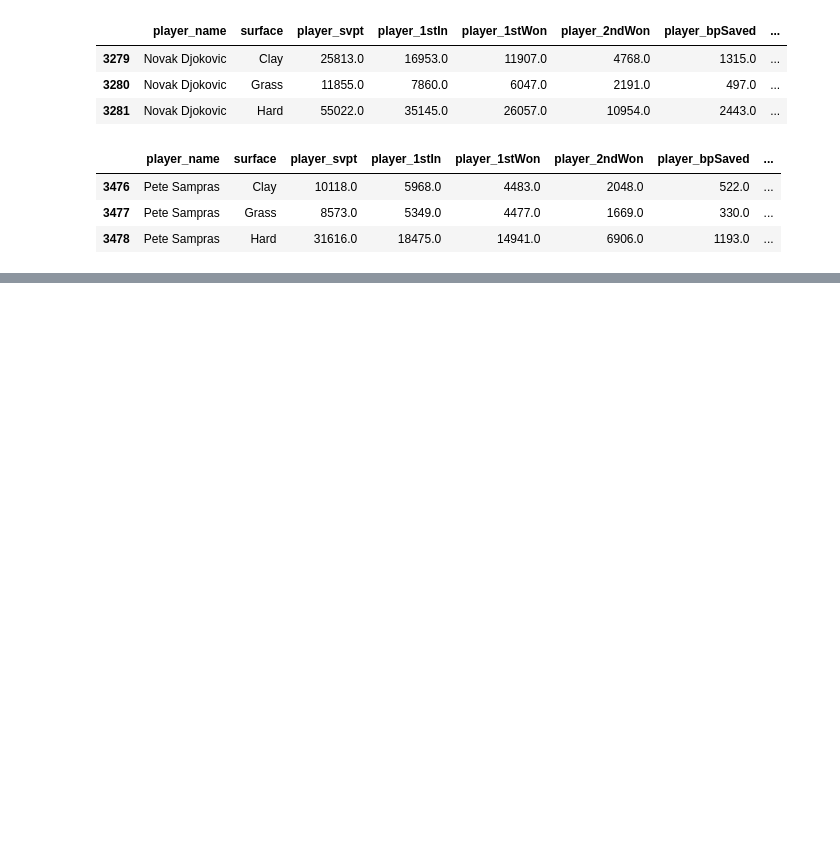
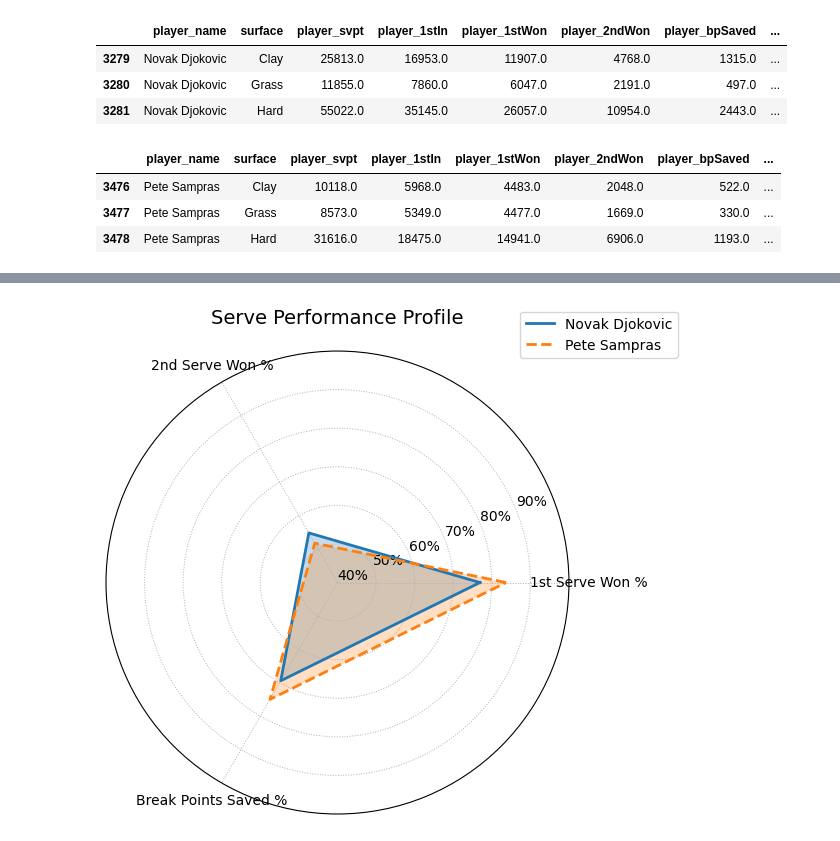
Before and after one commit to gliga02/tennis-match-winner-prediction, a Jupyter notebook: notebooks/02_build_full_dataset.ipynb, the cells around one changed output, grey strips where cells are left out. Saved outputs shown, nothing was run; the diff lists cells and outputs as text; code cells hidden in the pictures; blank space fills up the shorter version.

Commit message:
prediction.py testing

```diff
--- a/notebooks/02_build_full_dataset.ipynb
+++ b/notebooks/02_build_full_dataset.ipynb
@@ -376,0 +379,11 @@ player_surface_stats[player_surface_stats['player_name'].str.contains('Pete Samp
+# %%
+result = predict_match(
+    "Novak Djokovic",
+    "Milos Raonic",
+    "Hard",
+    rf,
+    player_surface_stats,
+    X.columns
+)
+
+result
@@ -376,0 +408,5 @@ player_surface_stats[player_surface_stats['player_name'].str.contains('Pete Samp
+# %%
+fig = plot_serve_comparison(result['p1_stats'], result['p2_stats'], "Novak Djokovic", "Pete Sampras")
+fig.show()
+# %% [output]
+[figure, added]
```
Also changed, not shown: parts of 3 cells of this notebook.
